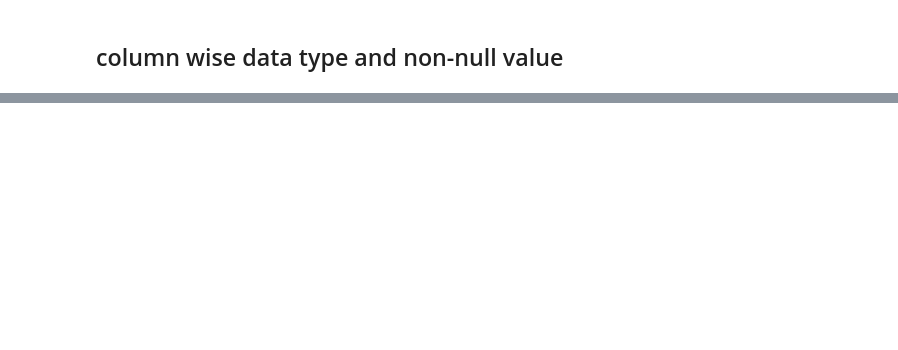
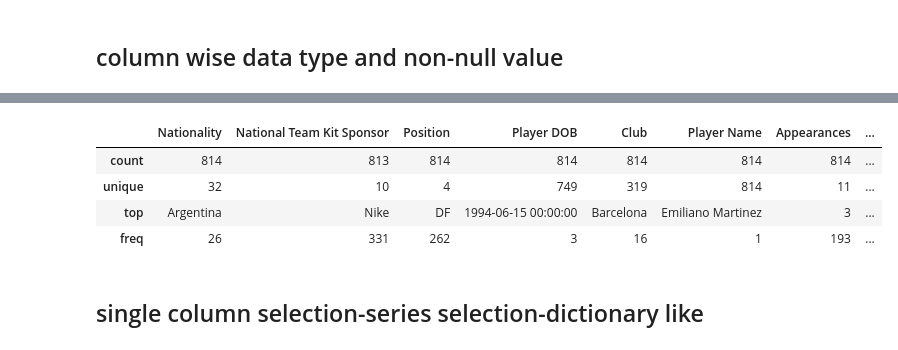
Before and after one commit to Rajya-singh/python-data-analytics, a Jupyter notebook: data_analysis/pandas.ipynb, the cells around one changed output, grey strips where cells are left out. Saved outputs shown, nothing was run; the diff lists cells and outputs as text; code cells hidden in the pictures; blank space fills up the shorter version.

```diff
--- a/data_analysis/pandas.ipynb
+++ b/data_analysis/pandas.ipynb
@@ -57,0 +94,10 @@ df.iloc[10:15] # indexed location,last index is not included
+# %%
+df.describe(include='object')
+# %% [output]
+|  | Nationality | National Team Kit Sponsor | Position | Player DOB | Club | Player Name | Appearances | ... |
+| count | 814 | 813 | 814 | 814 | 814 | 814 | 814 | ... |
+| unique | 32 | 10 | 4 | 749 | 319 | 814 | 11 | ... |
+| top | Argentina | Nike | DF | 1994-06-15 00:00:00 | Barcelona | Emiliano Martinez | 3 | ... |
+| freq | 26 | 331 | 262 | 3 | 16 | 1 | 193 | ... |
+# %% [markdown]
+## single column selection-series selection-dictionary like
```
Also changed, not shown: parts of 37 cells of this notebook, 3 other files.
